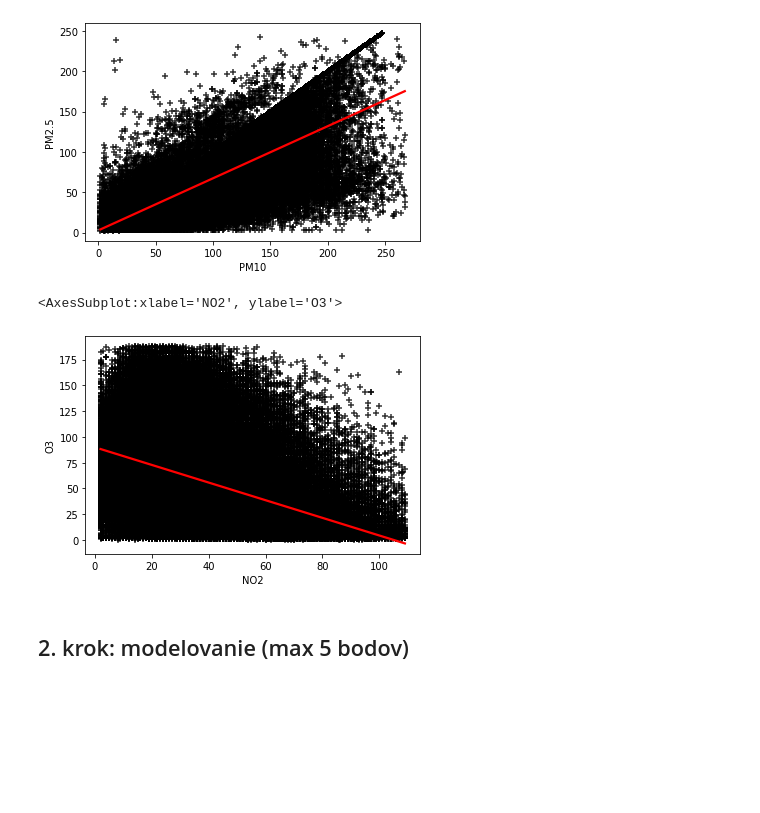
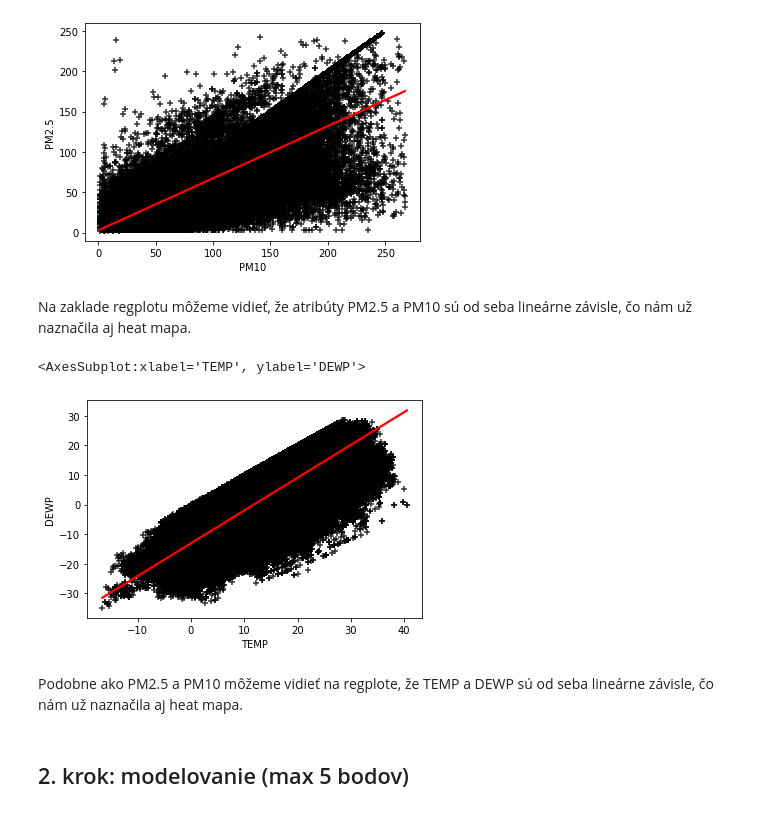
Before and after one commit to mateju25/IAU_Projekt, a Jupyter notebook: notebookBonus.ipynb, the cells around one changed output. Drawn from its saved outputs; the diff is of its cells as text; code cells hidden in the pictures; blank space fills up the shorter version.

```diff
--- a/notebookBonus.ipynb
+++ b/notebookBonus.ipynb
@@ -213,11 +251,15 @@ sns.regplot(x="PM10", y="PM2.5", data=df, marker='+', scatter_kws={"color": "bla
 # %% [output]
 <AxesSubplot:xlabel='PM10', ylabel='PM2.5'>
 [figure]
+# %% [markdown]
+Na zaklade regplotu môžeme vidieť, že atribúty PM2.5 a PM10 sú od seba lineárne závisle, čo nám už naznačila aj heat mapa.
 # %%
-sns.regplot(x="NO2", y="O3", data=df, marker='+', scatter_kws={"color": "black"}, line_kws={"color": "red"})
+sns.regplot(x="TEMP", y="DEWP", data=df, marker='+', scatter_kws={"color": "black"}, line_kws={"color": "red"})
 # %% [output]
-<AxesSubplot:xlabel='NO2', ylabel='O3'>
+<AxesSubplot:xlabel='TEMP', ylabel='DEWP'>
-[figure, old version]
+[figure, new version]
+# %% [markdown]
+Podobne ako PM2.5 a PM10 môžeme vidieť na regplote, že TEMP a DEWP sú od seba lineárne závisle, čo nám už naznačila aj heat mapa.
 # %% [markdown]
 ## 2. krok: modelovanie (max 5 bodov)
 # %%
```
Also changed, not shown: parts of 13 cells of this notebook.
